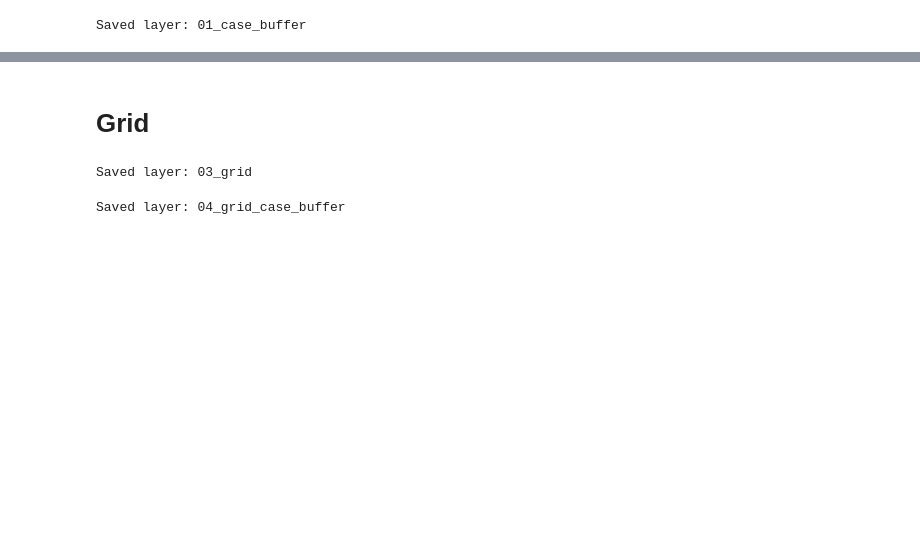
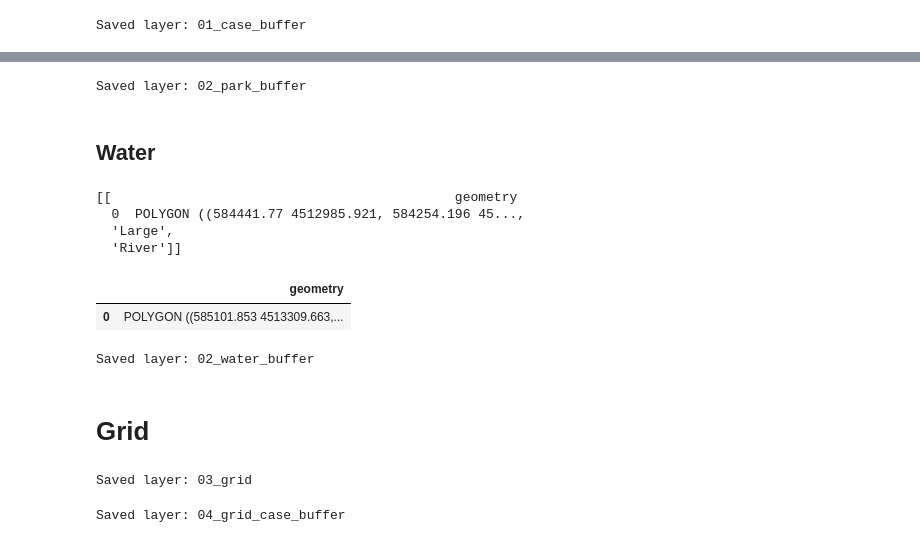
Before and after one commit to thomaslu678/Praxis-Lab-25-26, a Jupyter notebook: clean/15_Automate_GIS.ipynb, the cells around one changed output, grey strips where cells are left out. Drawn from its saved outputs; the diff is of its cells as text; code cells hidden in the pictures; blank space fills up the shorter version.

```diff
--- a/clean/15_Automate_GIS.ipynb
+++ b/clean/15_Automate_GIS.ipynb
@@ -296,20 +333,56 @@ def get_park_buffer(park_gdf):
 # PARK BUFFER
 # ============================================================
 
-parks_buffer = None
-
-if parks_gdf is not None:
-
-    parks_buffer = parks_gdf.copy()
-
-    parks_buffer["geometry"] = (
-        parks_buffer.geometry.buffer(BUFFER_AMOUNT)
-    )
-
-    save_layer(
-        parks_buffer,
-        "02_park_buffer"
-    )
+save_layer(
+    parks_buffer,
+    "02_park_buffer"
+)
+# %% [output]
+Saved layer: 02_park_buffer
+# %% [markdown]
+## Water
+# %%
+water_gdfs
+# %% [output]
+[[                                            geometry
+  0  POLYGON ((584441.77 4512985.921, 584254.196 45...,
+  'Large',
+  'River']]
+# %%
+water_buffer_geometries = []
+# %%
+def get_water_buffer(water_gdf, water_size, water_type):
+
+    case_buffer = water_gdf.copy()
+
+    geom = case_buffer.geometry.union_all()
+
+    distance = get_water_cooling_extent(water_size, water_type)
+
+    result = geom.buffer(distance)
+
+    return result
+# %%
+for gdf_list in water_gdfs:
+    geometry = get_water_buffer(gdf_list[0], gdf_list[1], gdf_list[2])
+    water_buffer_geometries.append(geometry)
+# %%
+water_gdf = gpd.GeoDataFrame(
+    geometry=water_buffer_geometries,
+    crs=case_gdf.crs
+)
+# %%
+water_gdf
+# %% [output]
+|  | geometry |
+| 0 | POLYGON ((585101.853 4513309.663,... |
+# %%
+save_layer(
+    water_gdf,
+    "02_water_buffer"
+)
+# %% [output]
+Saved layer: 02_water_buffer
 # %% [markdown]
 # Grid
 # %%
```
Also changed, not shown: parts of 16 cells of this notebook.
